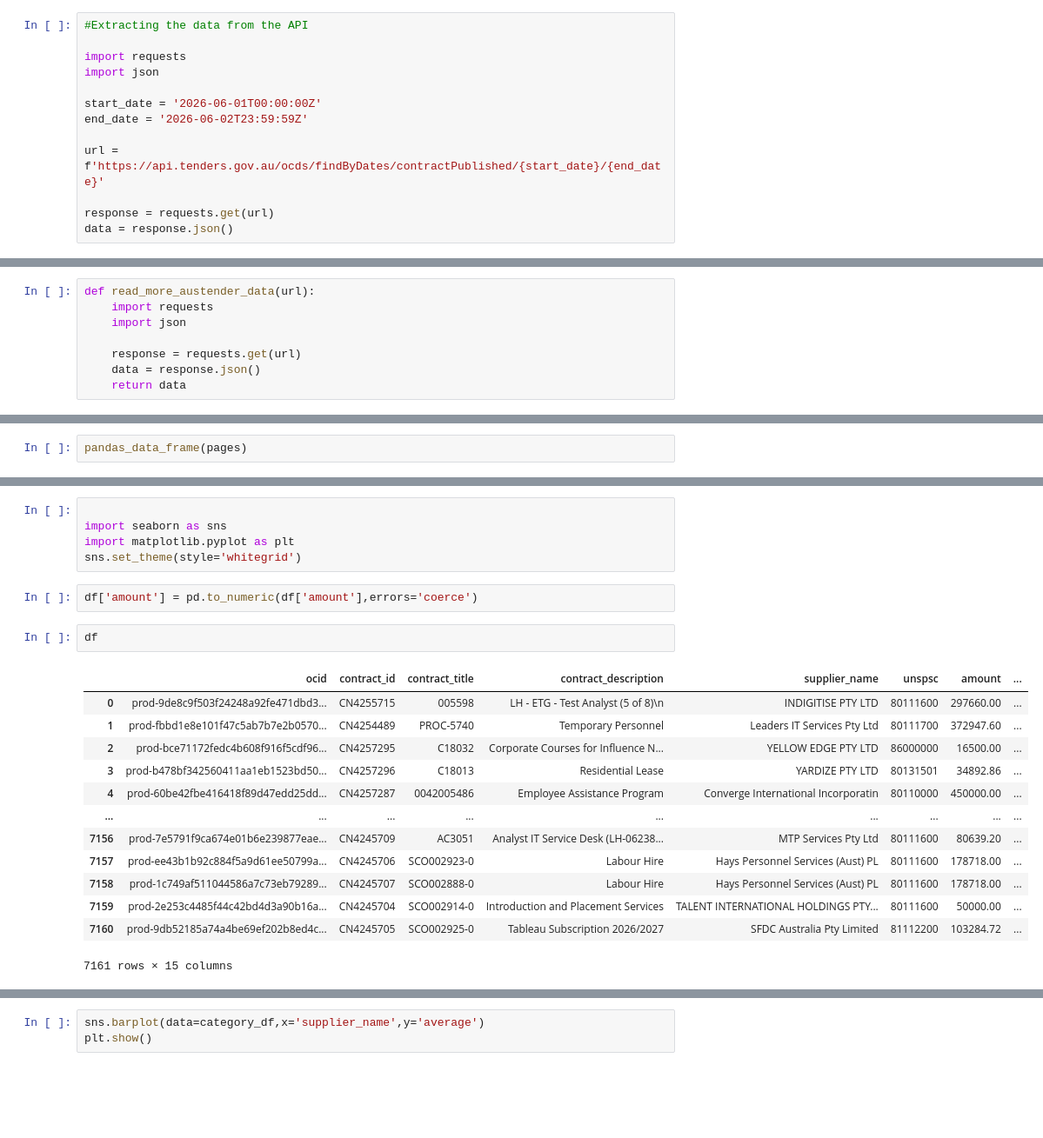
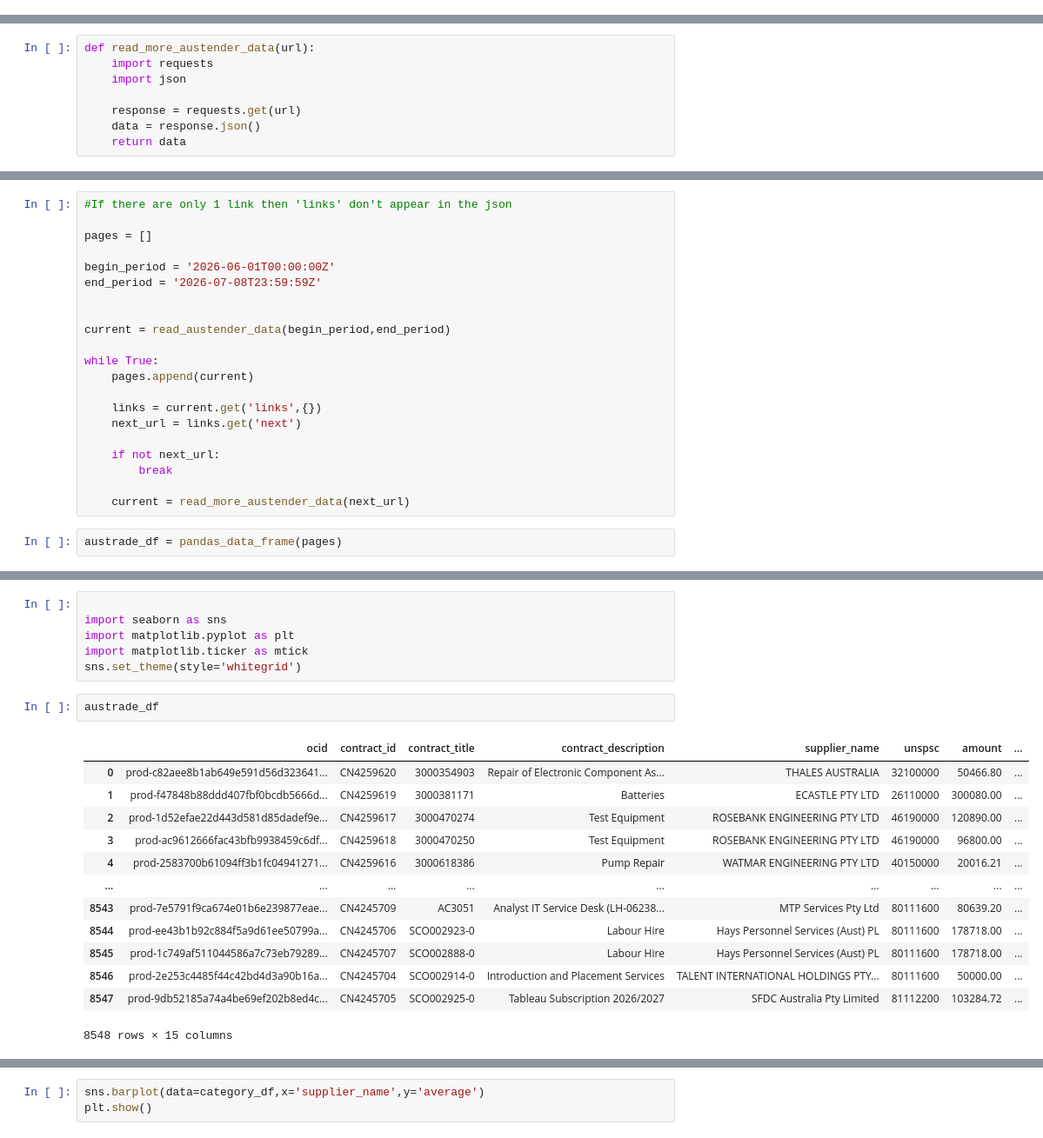
Before and after one commit to ShaunVN/Project_AusTender, a Jupyter notebook: src/source_code.ipynb, the cells around one changed output, grey strips where cells are left out. Shown at 87% size. Cells and saved outputs as stored; diff of their text form; blank space fills up the shorter version.

```diff
--- a/src/source_code.ipynb
+++ b/src/source_code.ipynb
@@ -7,19 +7,6 @@ Website to read Json Format: https://jsonformatter.curiousconcept.com/
 If json contains "next" under links. then this means the returned data from the API is not compelte. Another call needs to be made to the url in the next section to return the additional data, until there is no next section. Use this as a criteria to loop through and apply the function. ![image.png](attachment:image.png)
 # %% [markdown]
 API Reference Data: https://github.com/austender/austender-ocds-api/tree/master
-# %%
-#Extracting the data from the API
-
-import requests
-import json
-
-start_date = '2026-06-01T00:00:00Z'
-end_date = '2026-06-02T23:59:59Z'
-
-url = f'https://api.tenders.gov.au/ocds/findByDates/contractPublished/{start_date}/{end_date}'
-
-response = requests.get(url)
-data = response.json()
 # %%
 def read_austender_data(start,end):
     import requests
@@ -180,3 +138,24 @@ def pandas_data_frame(data_list):
     return df
+# %%
+#If there are only 1 link then 'links' don't appear in the json
+
+pages = []
+
+begin_period = '2026-06-01T00:00:00Z'
+end_period = '2026-07-08T23:59:59Z'
+
+
+current = read_austender_data(begin_period,end_period)
+
+while True:
+    pages.append(current)
+
+    links = current.get('links',{})
+    next_url = links.get('next')
+
+    if not next_url:
+        break
+
+    current = read_more_austender_data(next_url)
 # %%
-pandas_data_frame(pages)
+austrade_df = pandas_data_frame(pages)
@@ -340,22 +183,21 @@ memory usage: 839.3+ KB
 
 import seaborn as sns
 import matplotlib.pyplot as plt
+import matplotlib.ticker as mtick
 sns.set_theme(style='whitegrid')
-# %%
-df['amount'] = pd.to_numeric(df['amount'],errors='coerce')
 # %%
-df
+austrade_df
 # %% [output]
 |  | ocid | contract_id | contract_title | contract_description | supplier_name | unspsc | amount | ... |
-| 0 | prod-9de8c9f503f24248a92fe471dbd3... | CN4255715 | 005598 | LH - ETG - Test Analyst (5 of 8)\n | INDIGITISE PTY LTD | 80111600 | 297660.00 | ... |
-| 1 | prod-fbbd1e8e101f47c5ab7b7e2b0570... | CN4254489 | PROC-5740 | Temporary Personnel | Leaders IT Services Pty Ltd | 80111700 | 372947.60 | ... |
-| 2 | prod-bce71172fedc4b608f916f5cdf96... | CN4257295 | C18032 | Corporate Courses for Influence N... | YELLOW EDGE PTY LTD | 86000000 | 16500.00 | ... |
-| 3 | prod-b478bf342560411aa1eb1523bd50... | CN4257296 | C18013 | Residential Lease | YARDIZE PTY LTD | 80131501 | 34892.86 | ... |
-| 4 | prod-60be42fbe416418f89d47edd25dd... | CN4257287 | 0042005486 | Employee Assistance Program | Converge International Incorporatin | 80110000 | 450000.00 | ... |
+| 0 | prod-c82aee8b1ab649e591d56d323641... | CN4259620 | 3000354903 | Repair of Electronic Component As... | THALES AUSTRALIA | 32100000 | 50466.80 | ... |
+| 1 | prod-f47848b88ddd407fbf0bcdb5666d... | CN4259619 | 3000381171 | Batteries | ECASTLE PTY LTD | 26110000 | 300080.00 | ... |
+| 2 | prod-1d52efae22d443d581d85dadef9e... | CN4259617 | 3000470274 | Test Equipment | ROSEBANK ENGINEERING PTY LTD | 46190000 | 120890.00 | ... |
+| 3 | prod-ac9612666fac43bfb9938459c6df... | CN4259618 | 3000470250 | Test Equipment | ROSEBANK ENGINEERING PTY LTD | 46190000 | 96800.00 | ... |
+| 4 | prod-2583700b61094ff3b1fc04941271... | CN4259616 | 3000618386 | Pump Repair | WATMAR ENGINEERING PTY LTD | 40150000 | 20016.21 | ... |
 | ... | ... | ... | ... | ... | ... | ... | ... | ... |
-| 7156 | prod-7e5791f9ca674e01b6e239877eae... | CN4245709 | AC3051 | Analyst IT Service Desk (LH-06238... | MTP Services Pty Ltd | 80111600 | 80639.20 | ... |
-| 7157 | prod-ee43b1b92c884f5a9d61ee50799a... | CN4245706 | SCO002923-0 | Labour Hire | Hays Personnel Services (Aust) PL | 80111600 | 178718.00 | ... |
-| 7158 | prod-1c749af511044586a7c73eb79289... | CN4245707 | SCO002888-0 | Labour Hire | Hays Personnel Services (Aust) PL | 80111600 | 178718.00 | ... |
-| 7159 | prod-2e253c4485f44c42bd4d3a90b16a... | CN4245704 | SCO002914-0 | Introduction and Placement Services | TALENT INTERNATIONAL HOLDINGS PTY... | 80111600 | 50000.00 | ... |
-| 7160 | prod-9db52185a74a4be69ef202b8ed4c... | CN4245705 | SCO002925-0 | Tableau Subscription 2026/2027 | SFDC Australia Pty Limited | 81112200 | 103284.72 | ... |
+| 8543 | prod-7e5791f9ca674e01b6e239877eae... | CN4245709 | AC3051 | Analyst IT Service Desk (LH-06238... | MTP Services Pty Ltd | 80111600 | 80639.20 | ... |
+| 8544 | prod-ee43b1b92c884f5a9d61ee50799a... | CN4245706 | SCO002923-0 | Labour Hire | Hays Personnel Services (Aust) PL | 80111600 | 178718.00 | ... |
+| 8545 | prod-1c749af511044586a7c73eb79289... | CN4245707 | SCO002888-0 | Labour Hire | Hays Personnel Services (Aust) PL | 80111600 | 178718.00 | ... |
+| 8546 | prod-2e253c4485f44c42bd4d3a90b16a... | CN4245704 | SCO002914-0 | Introduction and Placement Services | TALENT INTERNATIONAL HOLDINGS PTY... | 80111600 | 50000.00 | ... |
+| 8547 | prod-9db52185a74a4be69ef202b8ed4c... | CN4245705 | SCO002925-0 | Tableau Subscription 2026/2027 | SFDC Australia Pty Limited | 81112200 | 103284.72 | ... |
-7161 rows × 15 columns
+8548 rows × 15 columns
```
Also changed, not shown: parts of 15 cells of this notebook.
